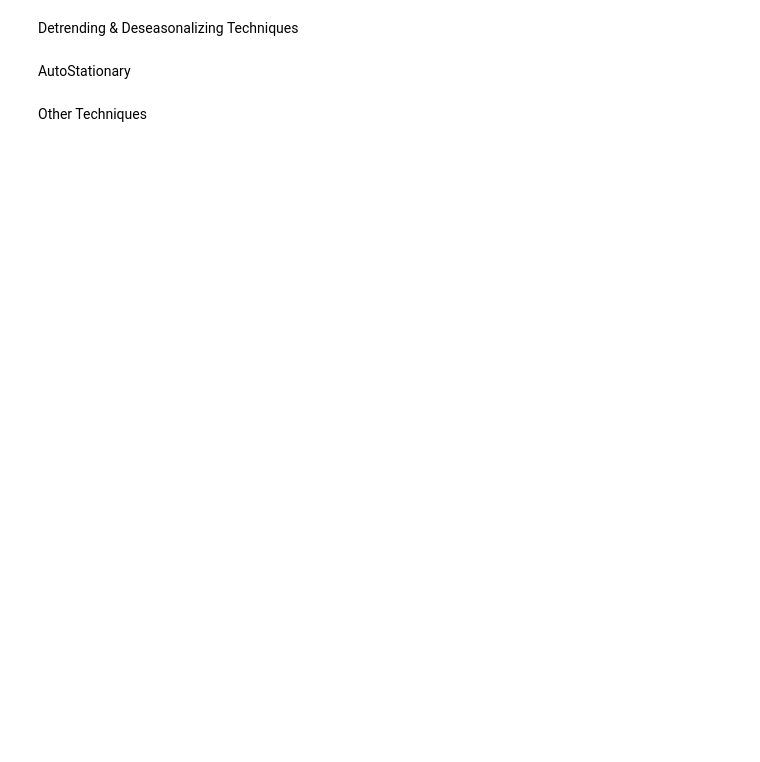
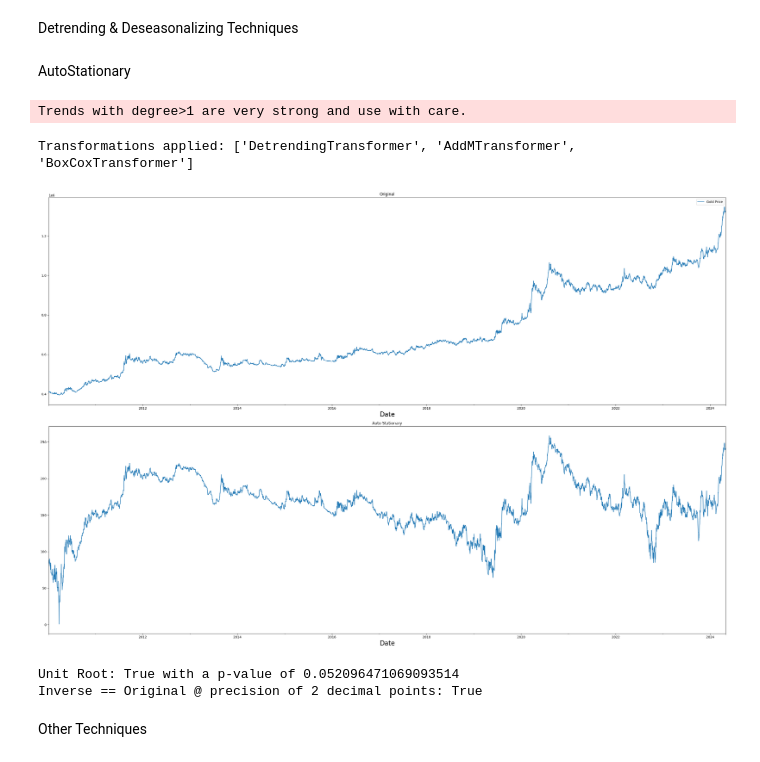
Before and after one commit to fahmiam2/antam-gold-forecasting, a Jupyter notebook: exploratory-data-analysis/notebooks/NB2_Initial_Exploration_Daily.ipynb, the cells around one changed output. Saved outputs shown, nothing was run; the diff lists cells and outputs as text; code cells hidden in the pictures; blank space fills up the shorter version.

Commit message:
fix: fix error checking trend data using kendall-mann

```diff
--- a/exploratory-data-analysis/notebooks/NB2_Initial_Exploration_Daily.ipynb
+++ b/exploratory-data-analysis/notebooks/NB2_Initial_Exploration_Daily.ipynb
@@ -362,9 +362,9 @@ look-up table. The actual p-value is smaller than the p-value returned.
 # %% [markdown]
 Detecting Trend
 # %%
-kendall_tau_res = check_trend(data2_cleaned, confidence=0.05)
-mann_kendall_res = check_trend(data2_cleaned, confidence=0.05, mann_kendall=True)
-mann_kendall_seas_res = check_trend(data2_cleaned, confidence=0.05, mann_kendall=True, seasonal_period=None)
+kendall_tau_res = check_trend(data2_cleaned.set_index("Date"), confidence=0.05)
+mann_kendall_res = check_trend(data2_cleaned.set_index("Date"), confidence=0.05, mann_kendall=True)
+mann_kendall_seas_res = check_trend(data2_cleaned.set_index("Date"), confidence=0.05, mann_kendall=True, seasonal_period=None)
 print(f"Kendalls Tau: Trend: {kendall_tau_res.trend} | Direction: {kendall_tau_res.direction} | Deterministic: {kendall_tau_res.deterministic}")
 print(f"Mann-Kendalls: Trend: {mann_kendall_res.trend} | Direction: {mann_kendall_res.direction} | Deterministic: {mann_kendall_res.deterministic}")
 print(f"Mann-Kendalls Seasonal: Trend: {mann_kendall_seas_res.trend} | Direction: {mann_kendall_seas_res.direction} | Deterministic: {mann_kendall_seas_res.deterministic}")
@@ -374,27 +376,41 @@ AssertionError:
 Detrending & Deseasonalizing Techniques
 # %% [markdown]
 AutoStationary
+# %%
+data2_cleaned = data2_cleaned.set_index("Date")
 # %%
 # Set the frequency of the time series data to 'D'
-ts.index.freq = 'D'
+data2_cleaned.index.freq = 'D'
 
 # Now proceed with the rest of your code
-auto_stationary = AutoStationaryTransformer(seasonal_period=72,
+auto_stationary = AutoStationaryTransformer(confidence=0.1,
+                                            seasonal_period=90,
+                                            seasonality_max_lags=365,
                                             detrender_params={'degree':2},
-                                            trend_check_params={"mann_kendall":True})
-y_stat = auto_stationary.fit_transform(ts,)
+                                            deseasonalizer_params = {
+                                                "seasonality_extraction": "period_averages",
+                                            },
+                                            trend_check_params={"mann_kendall":True},
+                                            box_cox_params={ "optimization": "guerrero" })
+y_stat = auto_stationary.fit_transform(data2_cleaned,freq='D')
 print(f"Transformations applied: {[p.__class__.__name__ for p in auto_stationary._pipeline]}")
 fig, axs = plt.subplots(2)
 
-ts.plot(title="Original",ax=axs[0])
+data2_cleaned.plot(title="Original",ax=axs[0])
 y_stat.plot(title="Auto Stationary",ax=axs[1])
 plt.tight_layout()
 plt.show()
 
-unit_root = check_unit_root(y_stat, confidence=0.05)
+unit_root = check_unit_root(y_stat, confidence=0.1)
 print(f"Unit Root: {unit_root.stationary} with a p-value of {unit_root.results[1]}")
-y_inv = pd.DataFrame(auto_stationary.inverse_transform(y_stat), index=ts.index, columns=["Gold Price"])
-print(f"Inverse == Original @ precision of 2 decimal points: {np.all(y_inv.round(3)==ts.round(3))}")
+y_inv = pd.DataFrame(auto_stationary.inverse_transform(y_stat), index=data2_cleaned.index, columns=["Gold Price"])
+print(f"Inverse == Original @ precision of 2 decimal points: {np.all(y_inv.round(3)==data2_cleaned.round(3))}")
+# %% [output]
+Trends with degree>1 are very strong and use with care.
+Transformations applied: ['DetrendingTransformer', 'AddMTransformer', 'BoxCoxTransformer']
+[figure, added]
+Unit Root: True with a p-value of 0.052096471069093514
+Inverse == Original @ precision of 2 decimal points: True
 # %% [markdown]
 Other Techniques
 # %%
```
Also changed, not shown: parts of 12 cells of this notebook.
